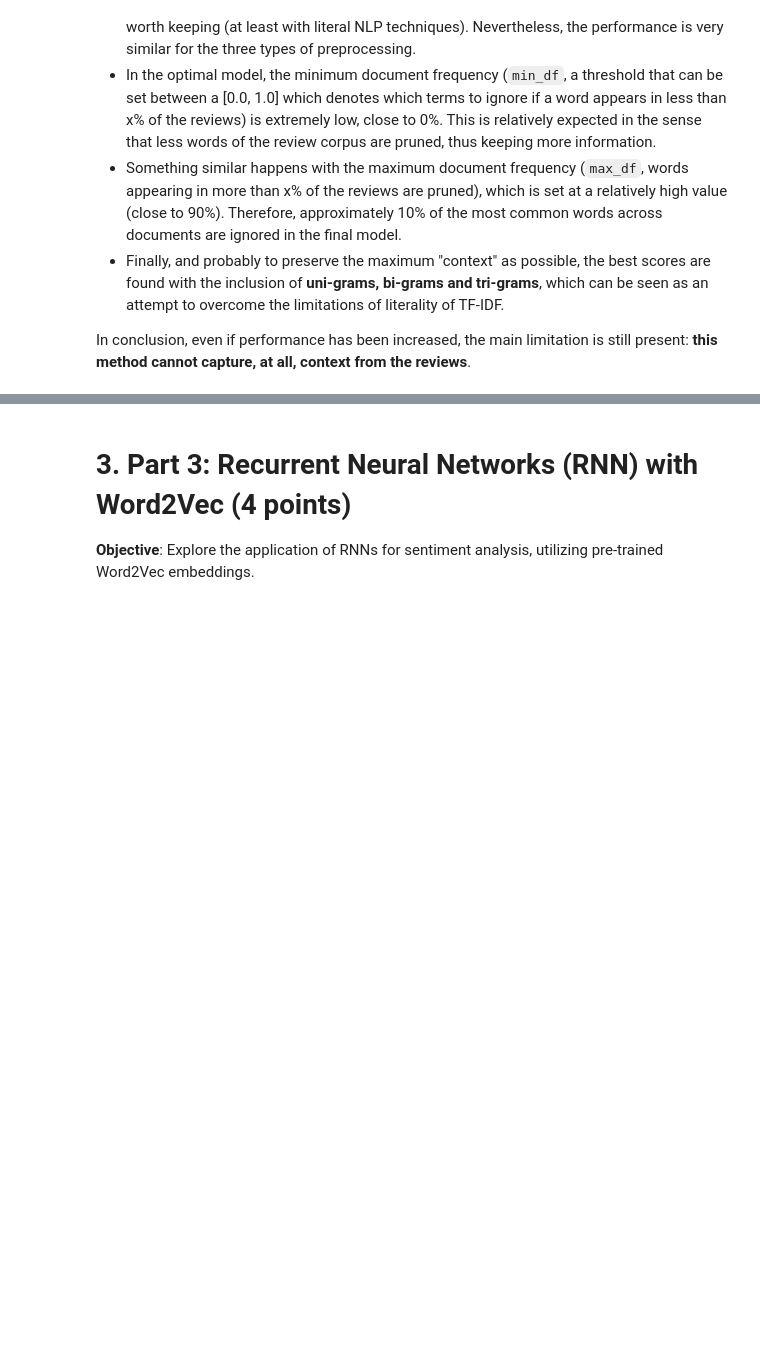
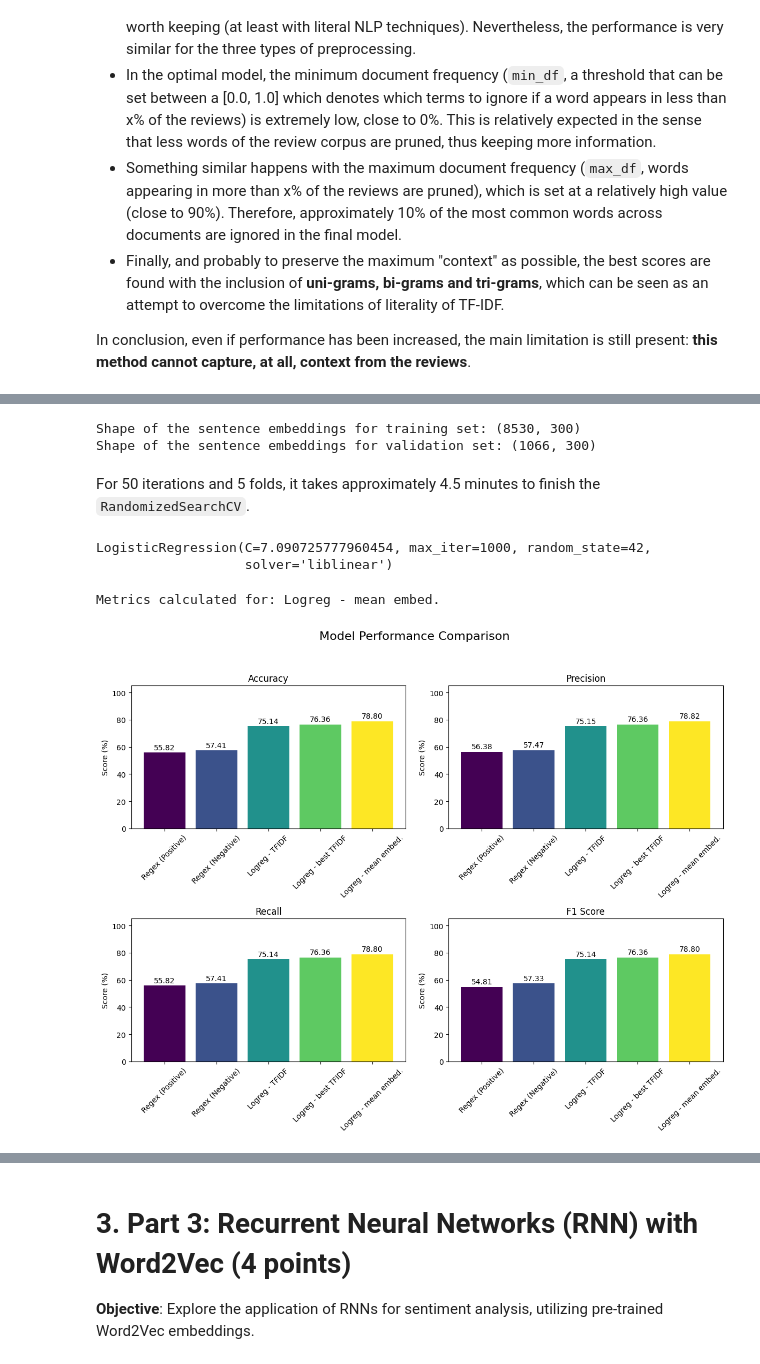
Before and after one commit to pablo-fdz/adv_nlp_hw1, a Jupyter notebook: hw1_sentiment_analysis_RT.ipynb, the cells around one changed output, grey strips where cells are left out. Cells and saved outputs as stored; diff of their text form; code cells hidden in the pictures; blank space fills up the shorter version.

```diff
--- a/hw1_sentiment_analysis_RT.ipynb
+++ b/hw1_sentiment_analysis_RT.ipynb
@@ -976,0 +1001,3 @@ In conclusion, even if performance has been increased, the main limitation is st
+# %%
+# Load pre-trained Word2Vec embeddings
+word2vec_model = api.load('word2vec-google-news-300')  # 300-dimensional Google News embeddings
@@ -978,0 +1030,15 @@ In conclusion, even if performance has been increased, the main limitation is st
+# %%
+# Initialize the stopword set
+my_stop_words = set(stopwords.words('english'))
+
+# Create sentence embeddings (features) for each dataset split
+embeddings_train_mean = preprocessing.word2vec_mean_embedding(df_train['text'], word2vec_model, my_stop_words)
+
+embeddings_val_mean = preprocessing.word2vec_mean_embedding(df_val['text'], word2vec_model, my_stop_words)
+
+# Check the shape of the sentence embeddings
+print(f"Shape of the sentence embeddings for training set: {embeddings_train_mean.shape}")  # Should be (num_reviews, 300)
+print(f"Shape of the sentence embeddings for validation set: {embeddings_val_mean.shape}")  # Should be (num_reviews, 300)
+# %% [output]
+Shape of the sentence embeddings for training set: (8530, 300)
+Shape of the sentence embeddings for validation set: (1066, 300)
@@ -978,0 +1086,30 @@ In conclusion, even if performance has been increased, the main limitation is st
+# %% [markdown]
+For 50 iterations and 5 folds, it takes approximately 4.5 minutes to finish the `RandomizedSearchCV`.
+# %%
+# Load the best model from the pickle file
+with open('models/word2vec_mean_emb_f1_macro_0.7743_text_lower.pkl', 'rb') as f:
+    best_model = pickle.load(f)
+
+# Train the best model on the entire training set
+model = best_model.fit(embeddings_train_mean, df_train['label'].values)
+
+model
+# %% [output]
+LogisticRegression(C=7.090725777960454, max_iter=1000, random_state=42,
+                   solver='liblinear')
+# %%
+# Evaluate on the validation set
+valid_preds = best_model.predict(embeddings_val_mean)
+
+# Compute the metrics for the logistic regression model and the validation set
+metrics_val.run(
+    y_true=df_val['label'].values,
+    y_pred=valid_preds,
+    method_name="Logreg - mean embed.",
+    average=metric_avg
+)
+
+metrics_val.plot()
+# %% [output]
+Metrics calculated for: Logreg - mean embed.
+[figure, added]
```
Also changed, not shown: parts of 28 cells of this notebook, 5 other files.
